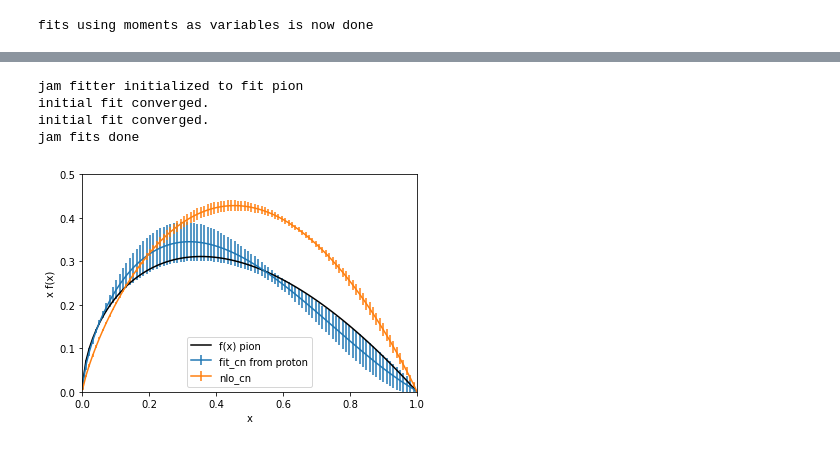
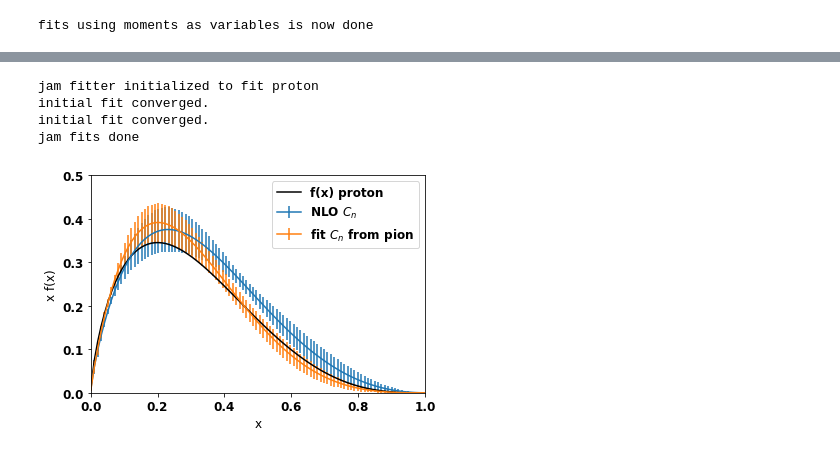
Before and after one commit to astronikil/lattice_Cn, a Jupyter notebook: analysis.ipynb, the cells around one changed output, grey strips where cells are left out. Cells and saved outputs as stored; diff of their text form; code cells hidden in the pictures.

```diff
--- a/analysis.ipynb
+++ b/analysis.ipynb
@@ -89,9 +104,9 @@ plt.close()
 #################################################################################
 
 
-number_of_cn = 4   # number of wilson coeffs to be fit
+number_of_cn = 5   # number of wilson coeffs to be fit
 
-itd_obj_inp = itd_proton
+itd_obj_inp = itd_pion
 
 obj_standard =    itd_fit(
                       itd_obj_inp,
@@ -108,6 +123,10 @@ Done fitting wilson coefficients to  proton
 #################################################################################
 #     Plot fitted Wilson coeffs c_2 and c_4 as a function of z
 #################################################################################
+font = {'family' : 'normal',
+        'size'   : 12}
+
+plt.rc('font', **font)
 
 def plot_cn(fitobj, n):
     av, er  = fitobj.minres['fit']
@@ -117,13 +136,32 @@ def plot_cn(fitobj, n):
     wlst = fitobj.itdobj.cn_nlo(zlst, 2*n)
     plt.errorbar(zlst, av0, er0,  ls='', marker='s', capsize=10, label=fitobj.itdobj.hadname)
     plt.plot(zlst, wlst, label='1-loop')
-    plt.xlabel('z'); plt.ylabel('C_'+str(2*n))
+    plt.xlabel(r'$z$');
 
+f = plt.figure()
 plot_cn(obj_standard, 1)
 plt.ylim(0.2, 2.8)
-plt.legend(); plt.show(); plt.close()
+plt.ylabel(r'$C_2$')
+plt.legend(); plt.show();
+f.savefig('/Users/nkarthik/plot_c2'+lobjname+corrname+'.pdf', bbox_inches='tight')
 
+plt.close()
+
+f = plt.figure()
 plot_cn(obj_standard, 2)
 plt.ylim(-0.5, 4.0)
+plt.legend(); plt.show();
+f.savefig('/Users/nkarthik/plot_c4'+lobjname+corrname+'.pdf', bbox_inches='tight')
+plt.close()
+
+f = plt.figure()
+plot_cn(obj_standard, 3)
+plt.ylim(-0.5, 4.0)
+plt.legend(); plt.show();
+f.savefig('/Users/nkarthik/plot_c6'+lobjname+corrname+'.pdf', bbox_inches='tight')
+plt.close()
+
+plot_cn(obj_standard, 4)
+plt.ylim(-0.5, 4.0)
 plt.legend(); plt.show(); plt.close()
 # %% [output]
@@ -136,7 +178,7 @@ plt.legend(); plt.show(); plt.close()
 #     set testitd to itd_proton if you want to analyze proton, else to itd_pion
 ######################################################################################
 
-testitd = itd_pion           # change this to the hadron you want
+testitd = itd_proton           # change this to the hadron you want
 
 def cn_from_fits(z, n, j):
     #
@@ -247,12 +297,12 @@ print('jam fitter initialized to fit ' + testitd.hadname)
 # do some fits. Change "fitrange" to choose which z range to do the fits over. If error message, try
 # changing fitrange value. Not quite stable as of now, for reasons I am don't understand, but mostly works!
 
-pars = jamobj.fit( fitrange=(1,9), verbose = True )
-pars_nlo = jamobj_nlo.fit( fitrange=(1, 8), verbose = True )
+pars = jamobj.fit( fitrange=(2,10), verbose = True )
+pars_nlo = jamobj_nlo.fit( fitrange=(2, 8), verbose = True )
 
 print('jam fits done')
 # %% [output]
-jam fitter initialized to fit pion
+jam fitter initialized to fit proton
 initial fit converged.
 initial fit converged.
 jam fits done
@@ -260,34 +310,36 @@ jam fits done
 #################################################################################
 #     Plot PDF's
 #################################################################################
 
 from scipy.special import gamma
 
 def fv(x, a, b):
     norm = (gamma(1 + a)*gamma(1 + b))/gamma(2 + a + b)
     return x**a*(1.0-x)**b / norm
 
 xlst = np.linspace(0.001, 1, 100)
 
 fxinp = testitd.pdfobj.f(xlst)
 
 plt.close()
-
+f = plt.figure()
 fx = np.array([ fv(xlst, a, b) for a, b in jamobj.resjck ])
 fx_nlo = np.array([ fv(xlst, a, b) for a, b in jamobj_nlo.resjck ])
 
 av, er = np.mean(fx, axis=0), np.std(fx, axis=0)
 av_nlo, er_nlo = np.mean(fx_nlo, axis=0), np.std(fx_nlo, axis=0)
 
-plt.errorbar(xlst, av*xlst, er*xlst, label = 'fit_cn from '+obj_standard.hadname)
-plt.errorbar(xlst, av_nlo*xlst, er_nlo*xlst, label = 'nlo_cn')
+plt.errorbar(xlst, av_nlo*xlst, er_nlo*xlst, label = 'NLO '+r'$C_n$')
+plt.errorbar(xlst, av*xlst, er*xlst, label = 'fit '+r'$C_n$'+' from '+obj_standard.hadname)
+
 plt.plot(xlst, xlst*fxinp, label = 'f(x) '+testitd.hadname, color = 'black')
 
 plt.xlabel('x'); plt.ylabel('x f(x)')
 plt.xlim(0,1)
 plt.ylim(0,0.5)
 
 plt.legend()
 plt.show()
+f.savefig('/Users/nkarthik/plot_pdf'+lobjname+corrname+'.pdf', bbox_inches='tight')
 # %% [output]
-[figure, old version]
+[figure, new version]
```
Also changed, not shown: parts of 4 cells of this notebook.
